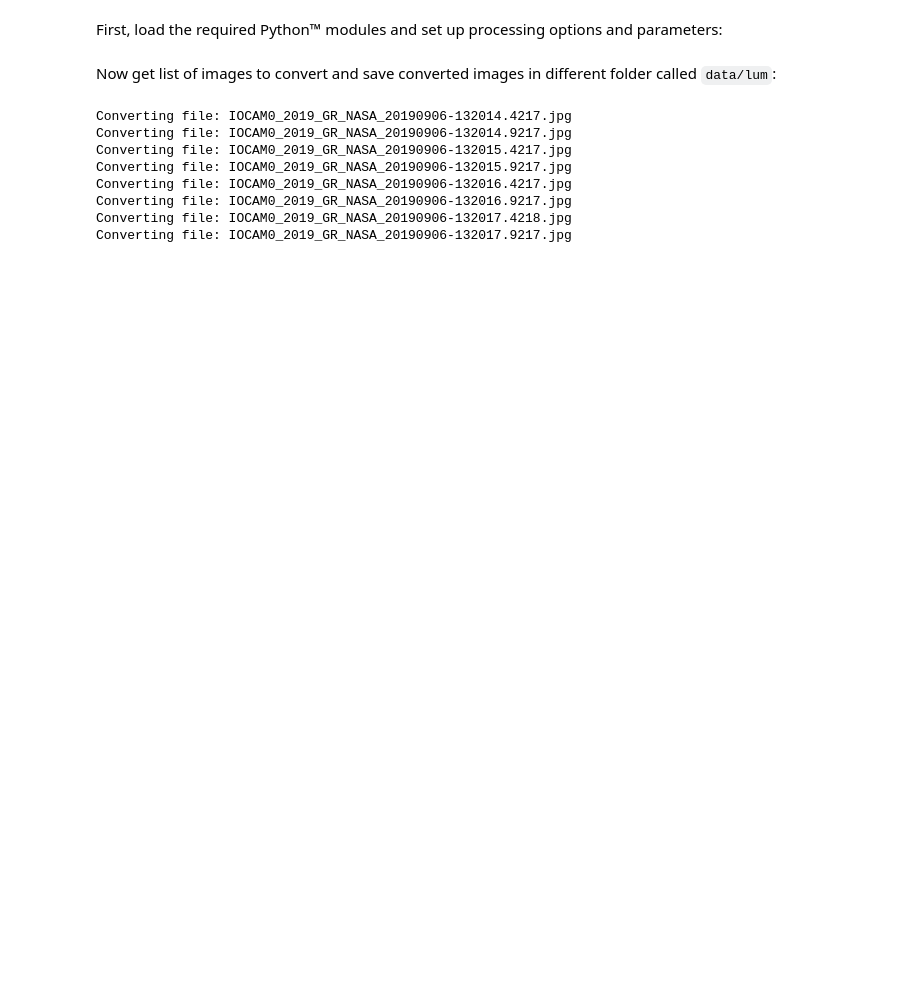
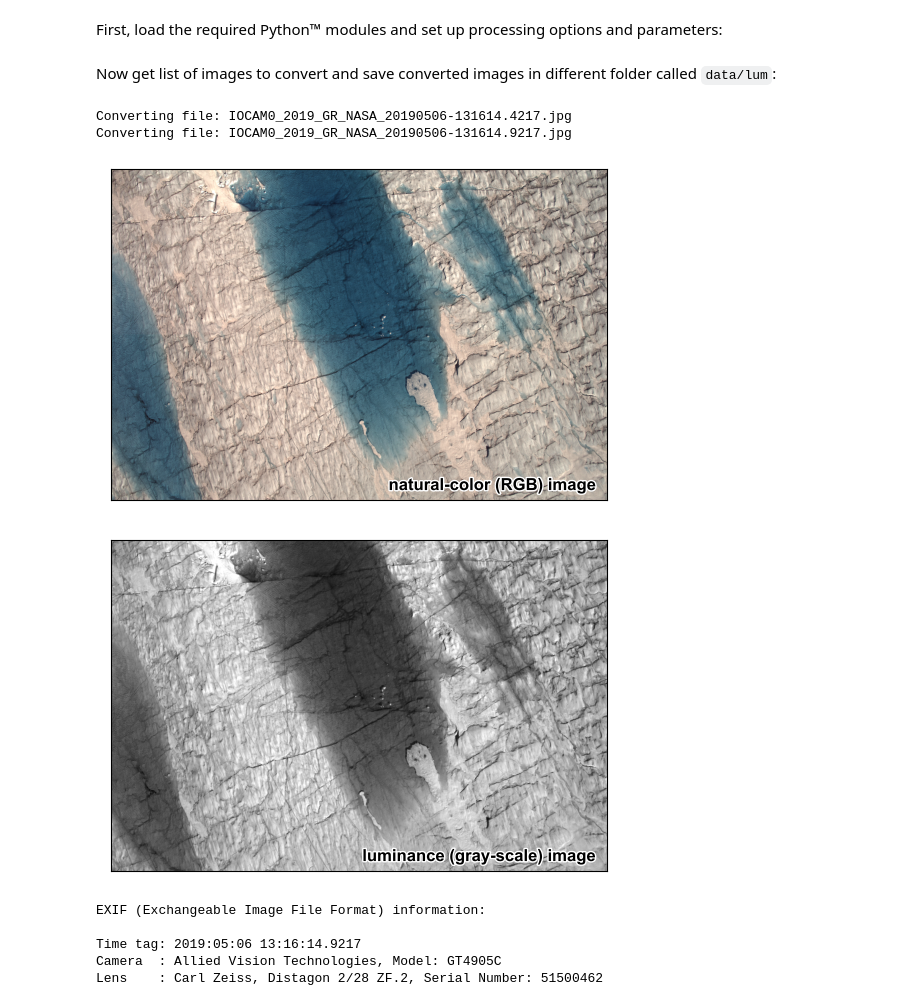
Before and after one commit to mstudinger/ATM-SfM-Bathymetry, a Jupyter notebook: Jupyter/CAMBOTv2_RGB_to_luminance.ipynb, the cells around one changed output. Saved outputs shown, nothing was run; the diff lists cells and outputs as text; code cells hidden in the pictures; blank space fills up the shorter version.

Commit message:
added image plots ane EXIF info

```diff
--- a/Jupyter/CAMBOTv2_RGB_to_luminance.ipynb
+++ b/Jupyter/CAMBOTv2_RGB_to_luminance.ipynb
@@ -13,13 +13,16 @@ First, load the required Python™ modules and set up processing options and par
 # %%
 import os
 from PIL import Image
+import matplotlib.pyplot as plt
+import matplotlib.patheffects as fx
 
 # set processing options
-REPLACE = True    # overwrights existing luminance files if flag is set to True
+REPLACE = True    # overwrites/replaces existing luminance files if flag is set to True
 RENAME  = False   # if True luminance files will have the string "_lum" added at the end of the file names
+ADJUST  = True    # if True image enhancement will be applied to Luminance images to bring out lake bottom features for ASP
 
 # set input and output directories for conversion
-f_dir_cam = r".." + os.sep + "data"
+f_dir_cam = r".." + os.sep + "data" + os.sep + "imagery"
 f_dir_rgb = f_dir_cam + os.sep + "rgb"  # directory with original RGB images
 f_dir_lum = f_dir_cam + os.sep + "lum"  # directory with luminance (grayscale) converted images
 
@@ -57,14 +60,59 @@ for r, d, f in os.walk(f_dir_rgb):
                 exif = image_rgb.info['exif']
                 # convert the RGB image to grayscale
                 image_gray =  image_rgb.convert("L") # L stands for luminance
-                # save the grayscale image with EXIF info
-                image_gray.save(f_name_lum, exif=exif)
+
+                if ADJUST:
+                    from PIL import ImageEnhance
+                    # first, enhance brightness
+                    enhancer = ImageEnhance.Brightness(image_gray)
+                    image_gray = enhancer.enhance(1.2) # brightens the image
+                    # next, enhance contrast
+                    enhancer = ImageEnhance.Contrast(image_gray)
+                    image_gray = enhancer.enhance(1.2)
+                    # save the enhanced grayscale image with EXIF info
+                    image_gray.save(f_name_lum, exif=exif)
+                else:
+                    # save the grayscale image with EXIF info
+                    image_gray.save(f_name_lum, exif=exif)
 # %% [output]
-Converting file: IOCAM0_2019_GR_NASA_20190906-132014.4217.jpg
-Converting file: IOCAM0_2019_GR_NASA_20190906-132014.9217.jpg
-Converting file: IOCAM0_2019_GR_NASA_20190906-132015.4217.jpg
-Converting file: IOCAM0_2019_GR_NASA_20190906-132015.9217.jpg
-Converting file: IOCAM0_2019_GR_NASA_20190906-132016.4217.jpg
-Converting file: IOCAM0_2019_GR_NASA_20190906-132016.9217.jpg
-Converting file: IOCAM0_2019_GR_NASA_20190906-132017.4218.jpg
-Converting file: IOCAM0_2019_GR_NASA_20190906-132017.9217.jpg
+Converting file: IOCAM0_2019_GR_NASA_20190506-131614.4217.jpg
+Converting file: IOCAM0_2019_GR_NASA_20190506-131614.9217.jpg
+# %%
+# enhance brightness for display
+indx = image_gray.size
+
+enhancer  = ImageEnhance.Brightness(image_rgb)
+rgb_adj   = enhancer.enhance(1.2) # brightens the image
+# enhance contrast for display
+enhancer  = ImageEnhance.Contrast(rgb_adj)
+rgb_adj   = enhancer.enhance(1.1) # slightly increases contrast
+# enhance sharpness for display
+enhancer  = ImageEnhance.Sharpness(rgb_adj)
+rgb_adj   = enhancer.enhance(8.5) # slightly increases sharpness
+
+fig1, (ax1)  = plt.subplots(1, 1, subplot_kw = {'xticks': [], 'yticks': []})
+handle1_ax1 = ax1.imshow(rgb_adj)
+handle2_ax1 = ax1.text(indx[0]-100,indx[1]-100, "natural-color (RGB) image", fontsize = 'large',font = 'Arial',fontweight = 'bold', ha = 'right', color = 'k')
+handle2_ax1.set_path_effects([fx.Stroke(linewidth=2.0, foreground='1.0'),fx.Normal()])
+
+fig2, (ax2)  = plt.subplots(1, 1, subplot_kw = {'xticks': [], 'yticks': []})
+handle2_ax2 = ax2.imshow(image_gray,cmap = 'gray')
+handle2_ax2 = ax2.text(indx[0]-100,indx[1]-100, "luminance (gray-scale) image", fontsize = 'large',font = 'Arial',fontweight = 'bold', ha = 'right', color = 'k')
+handle2_ax2.set_path_effects([fx.Stroke(linewidth=2.0, foreground='1.0'),fx.Normal()])
+# %% [output]
+[figure, added]
+[figure, added]
+# %%
+# read EXIF (Exchangeable Image File Format) information
+exif_numeric = image_rgb._getexif()
+
+print("EXIF (Exchangeable Image File Format) information:\n")
+print(f'Time tag: {exif_numeric[36867]:s}.{exif_numeric[37522]:s}')
+print(f'Camera  : {exif_numeric[271]:s}, Model: {exif_numeric[272]:s}')
+print(f'Lens    : {exif_numeric[42035]:s}, {exif_numeric[42036]:s}, Serial Number: {exif_numeric[42037]:s}')
+# %% [output]
+EXIF (Exchangeable Image File Format) information:
+
+Time tag: 2019:05:06 13:16:14.9217
+Camera  : Allied Vision Technologies, Model: GT4905C
+Lens    : Carl Zeiss, Distagon 2/28 ZF.2, Serial Number: 51500462
```
Also changed, not shown: parts of 1 cell of this notebook.
